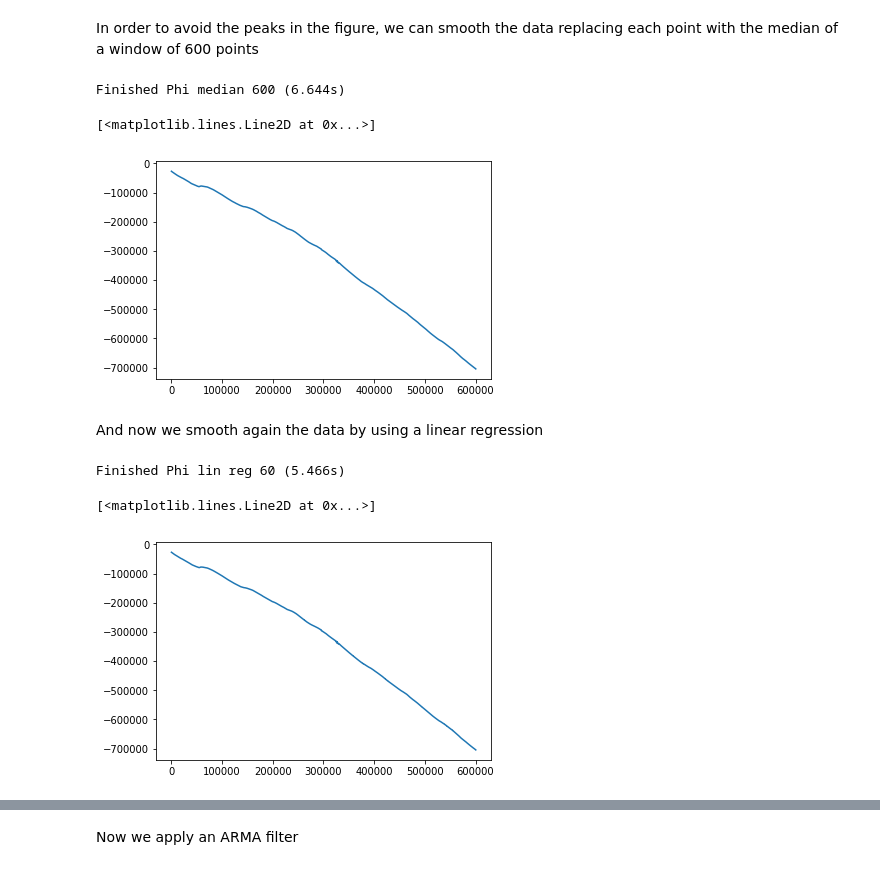
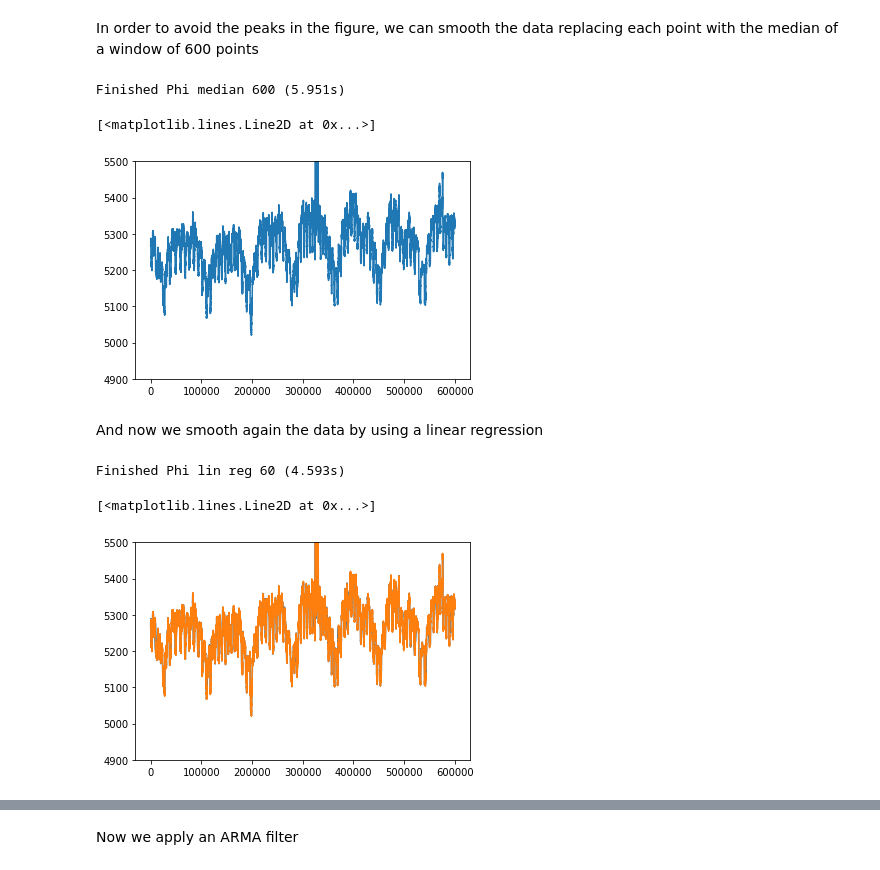
Before and after one commit to TallerIII-SIC/taller3-sic, a Jupyter notebook: src/times_to_arma_phi.ipynb, the cells around one changed output, grey strips where cells are left out. Saved outputs shown, nothing was run; the diff lists cells and outputs as text; code cells hidden in the pictures.

```diff
--- a/src/times_to_arma_phi.ipynb
+++ b/src/times_to_arma_phi.ipynb
@@ -75,15 +81,16 @@ In order to avoid the peaks in the figure, we can smooth the data replacing each
 # %%
 from median_calculator import median_window
 
 timer.start()
 phi_med_600 = median_window(phi_est, 600)
 timer.end("Finished Phi median 600 ({:.3f}s)")
 
+plt.ylim((4900, 5500))
 plt.plot(phi_med_600)
 # %% [output]
-Finished Phi median 600 (6.644s)
+Finished Phi median 600 (5.951s)
 [<matplotlib.lines.Line2D at 0x...>]
-[figure, old version]
+[figure, new version]
 # %% [markdown]
 And now we smooth again the data by using a linear regression
 # %%
@@ -91,14 +98,16 @@ from estimate_phi import linear_reg
 
 t = range(len(phi_med_600))
 timer.start()
+# Inventar los puntos que no existen (el eje de abscisas no está equiespaciado)
 f, k = linear_reg(t, phi_med_600, 60)
 phi_lin = np.zeros(60 * (len(t) // 60))
 for i in range(len(t) // 60):
     phi_lin[i * 60:(i + 1) * 60] = t[i * 60:(i + 1) * 60] * f[i] + k[i]
 timer.end("Finished Phi lin reg 60 ({:.3f}s)")
 
-plt.plot(phi_lin)
+plt.ylim((4900, 5500))
+plt.plot(phi_med_600)
 # %% [output]
-Finished Phi lin reg 60 (5.466s)
+Finished Phi lin reg 60 (4.593s)
 [<matplotlib.lines.Line2D at 0x...>]
-[figure, old version]
+[figure, new version]
```
Also changed, not shown: parts of 9 cells of this notebook, 2 other files.
